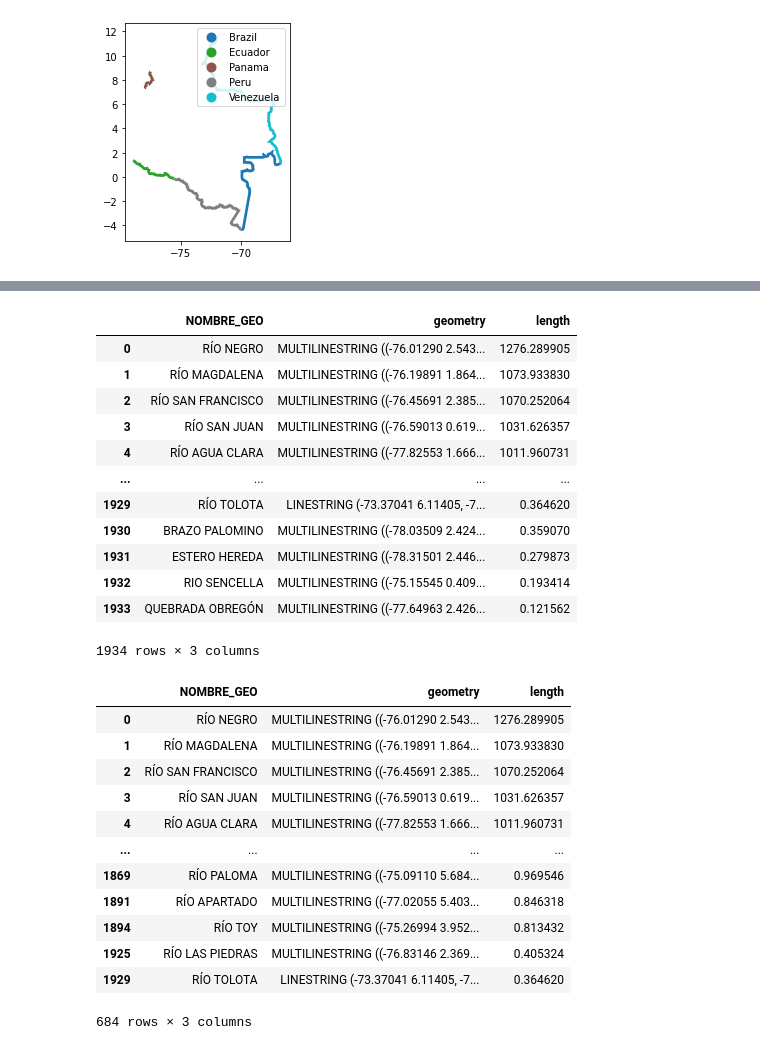
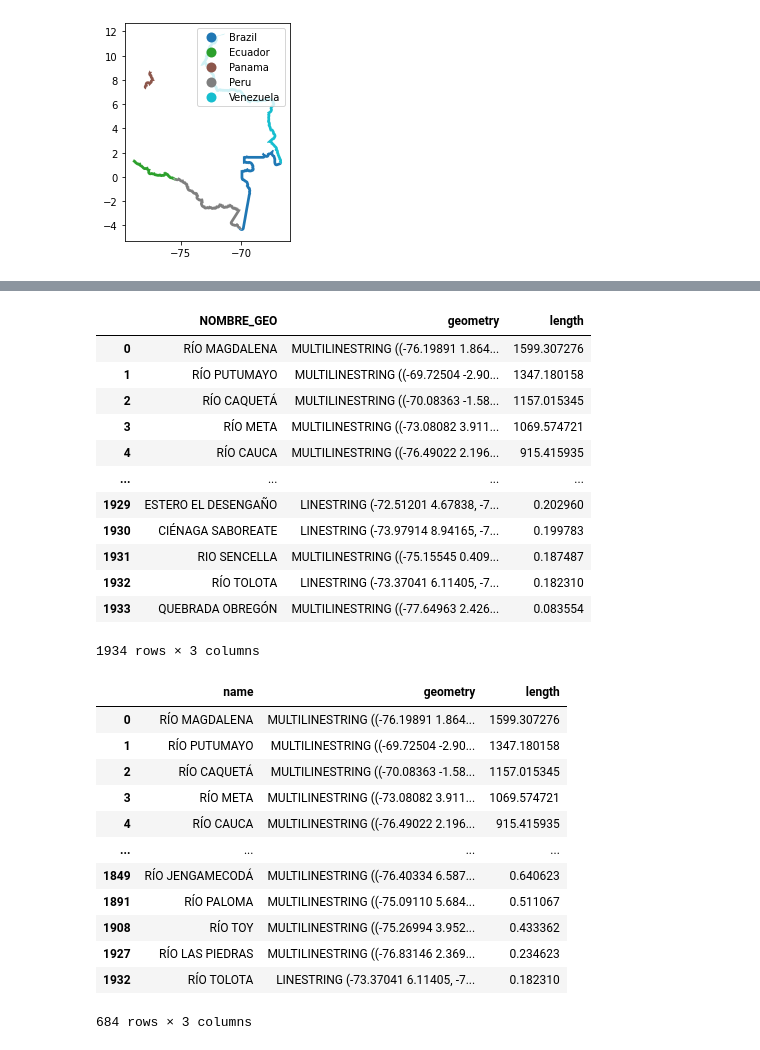
Before and after one commit to Data-Lama/pathogen_study_regions_generator, a Jupyter notebook: src/Notes Gonche.ipynb, the cells around one changed output, grey strips where cells are left out. Drawn from its saved outputs; the diff is of its cells as text; code cells hidden in the pictures.

```diff
--- a/src/Notes Gonche.ipynb
+++ b/src/Notes Gonche.ipynb
@@ -54,5 +56,14 @@ fronteras.to_file('/home/minigonche/Dropbox/Projects/malaria_mining/data/pipelin
+# %%
+import pandas as pd
+import geopandas as geo
+import numpy as np
+
+manipulation_geometry = 'EPSG:3857'
+plot_geometry = 'WGS84'
 # %%
 rivers = geo.read_file('/home/minigonche/Dropbox/Projects/malaria_mining/data/pipeline_data/raw/geo/river_lines/river_lines.shp')
-rivers = rivers[['NOMBRE_GEO','geometry']].dissolve(by = 'NOMBRE_GEO', aggfunc='sum')
+bounds = rivers.geometry.to_crs(manipulation_geometry).bounds
+rivers['length'] = np.sqrt((bounds.minx - bounds.maxx)**2 + (bounds.miny - bounds.maxy)**2)/1000
+rivers = rivers[['NOMBRE_GEO','geometry','length']].dissolve(by = 'NOMBRE_GEO', aggfunc='sum')
 rivers
 # %% [output]
@@ -73,36 +84,36 @@ rivers
 # %%
-bounds = rivers.geometry.to_crs(manipulation_geometry).bounds
-rivers['length'] = np.sqrt((bounds.minx - bounds.maxx)**2 + (bounds.miny - bounds.maxy)**2)/1000
+rivers['length'] = rivers['length'] / 2
 rivers = rivers.sort_values('length', ascending = False).reset_index()
 rivers
 # %% [output]
 |  | NOMBRE_GEO | geometry | length |
-| 0 | RÍO NEGRO | MULTILINESTRING ((-76.01290 2.543... | 1276.289905 |
-| 1 | RÍO MAGDALENA | MULTILINESTRING ((-76.19891 1.864... | 1073.933830 |
-| 2 | RÍO SAN FRANCISCO | MULTILINESTRING ((-76.45691 2.385... | 1070.252064 |
-| 3 | RÍO SAN JUAN | MULTILINESTRING ((-76.59013 0.619... | 1031.626357 |
-| 4 | RÍO AGUA CLARA | MULTILINESTRING ((-77.82553 1.666... | 1011.960731 |
+| 0 | RÍO MAGDALENA | MULTILINESTRING ((-76.19891 1.864... | 1599.307276 |
+| 1 | RÍO PUTUMAYO | MULTILINESTRING ((-69.72504 -2.90... | 1347.180158 |
+| 2 | RÍO CAQUETÁ | MULTILINESTRING ((-70.08363 -1.58... | 1157.015345 |
+| 3 | RÍO META | MULTILINESTRING ((-73.08082 3.911... | 1069.574721 |
+| 4 | RÍO CAUCA | MULTILINESTRING ((-76.49022 2.196... | 915.415935 |
 | ... | ... | ... | ... |
-| 1929 | RÍO TOLOTA | LINESTRING (-73.37041 6.11405, -7... | 0.364620 |
-| 1930 | BRAZO PALOMINO | MULTILINESTRING ((-78.03509 2.424... | 0.359070 |
-| 1931 | ESTERO HEREDA | MULTILINESTRING ((-78.31501 2.446... | 0.279873 |
-| 1932 | RIO SENCELLA | MULTILINESTRING ((-75.15545 0.409... | 0.193414 |
-| 1933 | QUEBRADA OBREGÓN | MULTILINESTRING ((-77.64963 2.426... | 0.121562 |
+| 1929 | ESTERO EL DESENGAÑO | LINESTRING (-72.51201 4.67838, -7... | 0.202960 |
+| 1930 | CIÉNAGA SABOREATE | LINESTRING (-73.97914 8.94165, -7... | 0.199783 |
+| 1931 | RIO SENCELLA | MULTILINESTRING ((-75.15545 0.409... | 0.187487 |
+| 1932 | RÍO TOLOTA | LINESTRING (-73.37041 6.11405, -7... | 0.182310 |
+| 1933 | QUEBRADA OBREGÓN | MULTILINESTRING ((-77.64963 2.426... | 0.083554 |
 1934 rows × 3 columns
 # %%
 rivers_clean = rivers[rivers.NOMBRE_GEO.apply(lambda s: 'RÍO' in s)]
+rivers_clean = rivers_clean.rename(columns = {'NOMBRE_GEO' : 'name'})
 rivers_clean
 # %% [output]
-|  | NOMBRE_GEO | geometry | length |
-| 0 | RÍO NEGRO | MULTILINESTRING ((-76.01290 2.543... | 1276.289905 |
-| 1 | RÍO MAGDALENA | MULTILINESTRING ((-76.19891 1.864... | 1073.933830 |
-| 2 | RÍO SAN FRANCISCO | MULTILINESTRING ((-76.45691 2.385... | 1070.252064 |
-| 3 | RÍO SAN JUAN | MULTILINESTRING ((-76.59013 0.619... | 1031.626357 |
-| 4 | RÍO AGUA CLARA | MULTILINESTRING ((-77.82553 1.666... | 1011.960731 |
+|  | name | geometry | length |
+| 0 | RÍO MAGDALENA | MULTILINESTRING ((-76.19891 1.864... | 1599.307276 |
+| 1 | RÍO PUTUMAYO | MULTILINESTRING ((-69.72504 -2.90... | 1347.180158 |
+| 2 | RÍO CAQUETÁ | MULTILINESTRING ((-70.08363 -1.58... | 1157.015345 |
+| 3 | RÍO META | MULTILINESTRING ((-73.08082 3.911... | 1069.574721 |
+| 4 | RÍO CAUCA | MULTILINESTRING ((-76.49022 2.196... | 915.415935 |
 | ... | ... | ... | ... |
-| 1869 | RÍO PALOMA | MULTILINESTRING ((-75.09110 5.684... | 0.969546 |
-| 1891 | RÍO APARTADO | MULTILINESTRING ((-77.02055 5.403... | 0.846318 |
-| 1894 | RÍO TOY | MULTILINESTRING ((-75.26994 3.952... | 0.813432 |
-| 1925 | RÍO LAS PIEDRAS | MULTILINESTRING ((-76.83146 2.369... | 0.405324 |
-| 1929 | RÍO TOLOTA | LINESTRING (-73.37041 6.11405, -7... | 0.364620 |
+| 1849 | RÍO JENGAMECODÁ | MULTILINESTRING ((-76.40334 6.587... | 0.640623 |
+| 1891 | RÍO PALOMA | MULTILINESTRING ((-75.09110 5.684... | 0.511067 |
+| 1908 | RÍO TOY | MULTILINESTRING ((-75.26994 3.952... | 0.433362 |
+| 1927 | RÍO LAS PIEDRAS | MULTILINESTRING ((-76.83146 2.369... | 0.234623 |
+| 1932 | RÍO TOLOTA | LINESTRING (-73.37041 6.11405, -7... | 0.182310 |
 684 rows × 3 columns
```
Also changed, not shown: parts of 11 cells of this notebook, 5 other files.
